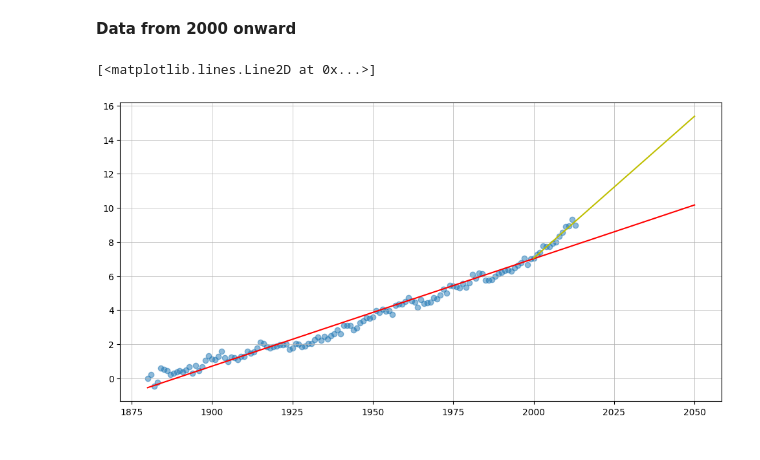
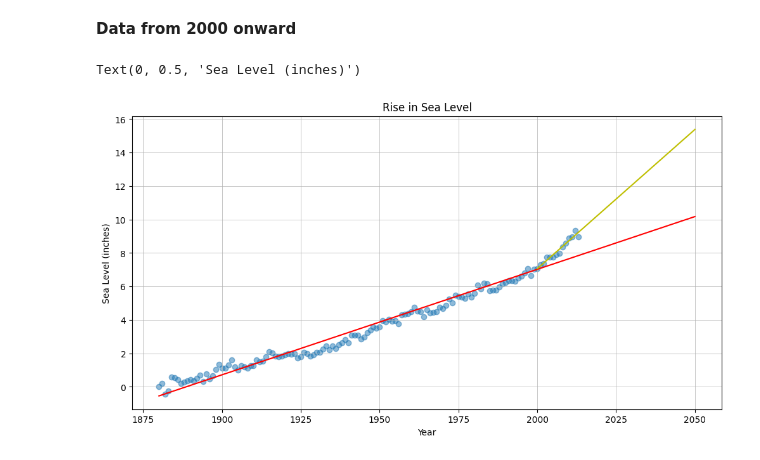
Before and after one commit to Gaspar99/Sea-Level-Predictor, a Jupyter notebook: sea-level-predictor.ipynb, the cells around one changed output. Saved outputs shown, nothing was run; the diff lists cells and outputs as text; code cells hidden in the pictures.

Commit message:
Finished diagram

```diff
--- a/sea-level-predictor.ipynb
+++ b/sea-level-predictor.ipynb
@@ -87,16 +89,20 @@ yB = lineB.slope * xB + lineB.intercept
 # %%
 fig, ax = plt.subplots(figsize = (12 , 6))
 ax.grid(True, linewidth = 0.5)
 
 plt.scatter(data = epa_sea_level,
             x = "Year",
             y = "CSIRO Adjusted Sea Level",
             alpha = 0.5
             )
 
 plt.plot(xA, yA, "r")
 
 plt.plot(xB, yB, "y")
+
+plt.title("Rise in Sea Level")
+plt.xlabel("Year")
+plt.ylabel("Sea Level (inches)")
 # %% [output]
-[<matplotlib.lines.Line2D at 0x...>]
+Text(0, 0.5, 'Sea Level (inches)')
-[figure, old version]
+[figure, new version]
```
Also changed, not shown: parts of 1 cell of this notebook.
